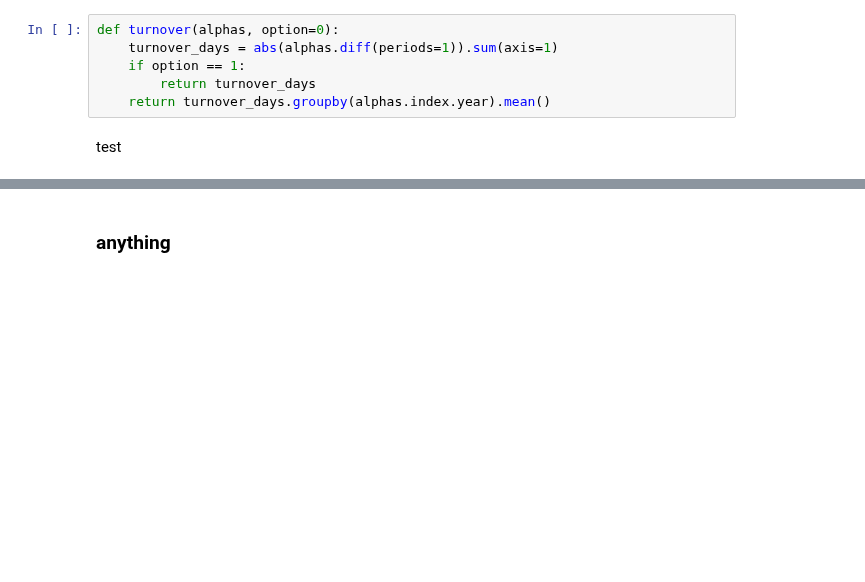
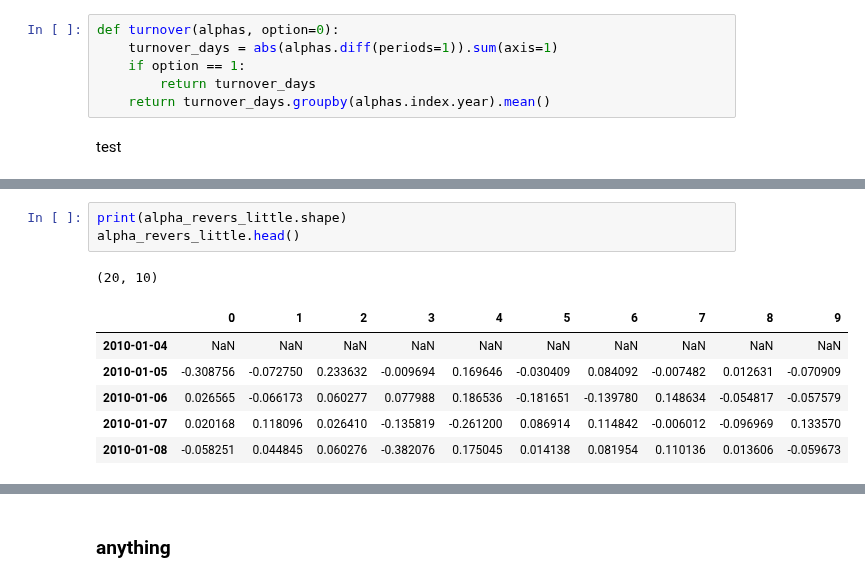
Before and after one commit to ChingisBadmaev/sirius_university, a Jupyter notebook: finding_alphas/task_list_1/main.ipynb, the cells around one changed output, grey strips where cells are left out. Saved outputs shown, nothing was run; the diff lists cells and outputs as text; blank space fills up the shorter version.

```diff
--- a/finding_alphas/task_list_1/main.ipynb
+++ b/finding_alphas/task_list_1/main.ipynb
@@ -341,0 +361,11 @@ Length: 1257, dtype: float64
+# %%
+print(alpha_revers_little.shape)
+alpha_revers_little.head()
+# %% [output]
+(20, 10)
+|  | 0 | 1 | 2 | 3 | 4 | 5 | 6 | 7 | 8 | 9 |
+| 2010-01-04 | NaN | NaN | NaN | NaN | NaN | NaN | NaN | NaN | NaN | NaN |
+| 2010-01-05 | -0.308756 | -0.072750 | 0.233632 | -0.009694 | 0.169646 | -0.030409 | 0.084092 | -0.007482 | 0.012631 | -0.070909 |
+| 2010-01-06 | 0.026565 | -0.066173 | 0.060277 | 0.077988 | 0.186536 | -0.181651 | -0.139780 | 0.148634 | -0.054817 | -0.057579 |
+| 2010-01-07 | 0.020168 | 0.118096 | 0.026410 | -0.135819 | -0.261200 | 0.086914 | 0.114842 | -0.006012 | -0.096969 | 0.133570 |
+| 2010-01-08 | -0.058251 | 0.044845 | 0.060276 | -0.382076 | 0.175045 | 0.014138 | 0.081954 | 0.110136 | 0.013606 | -0.059673 |
```
Also changed, not shown: parts of 14 cells of this notebook, 1 other file.
